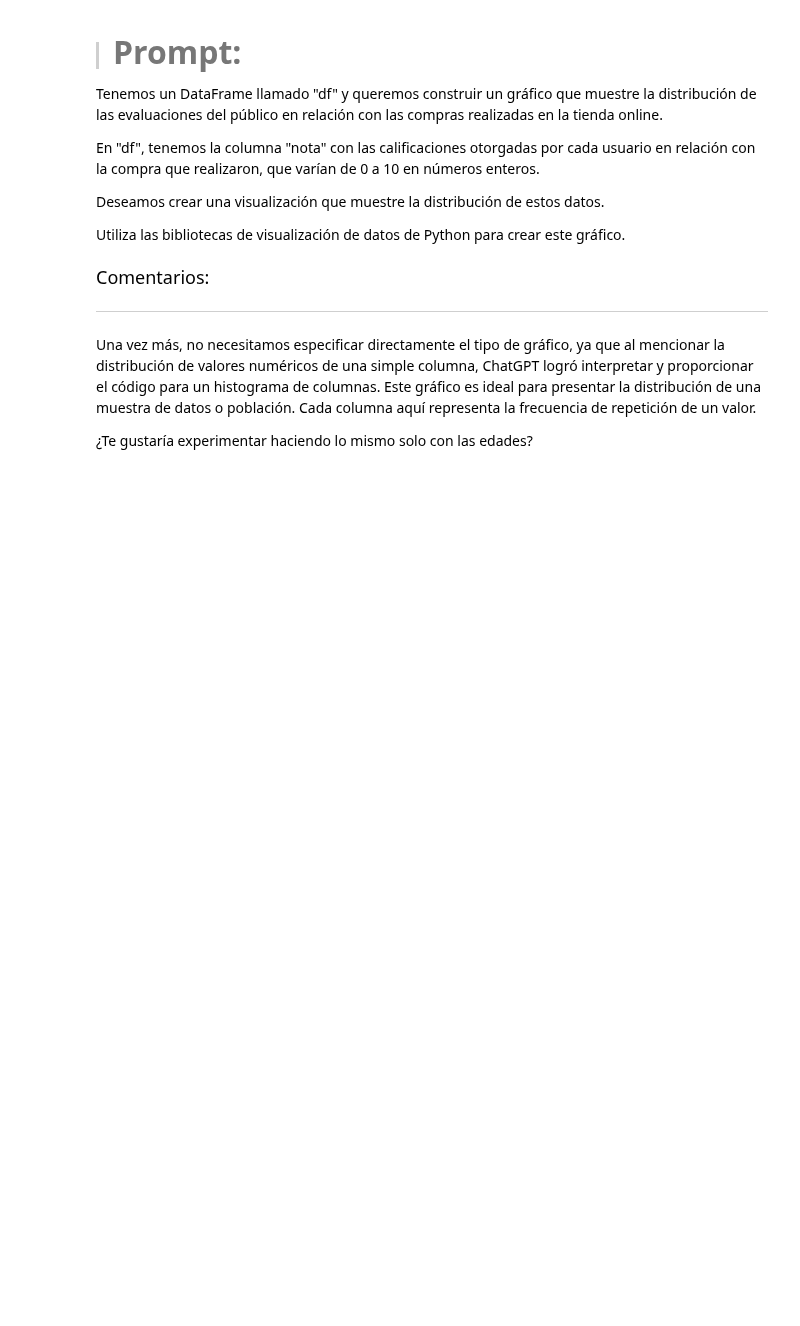
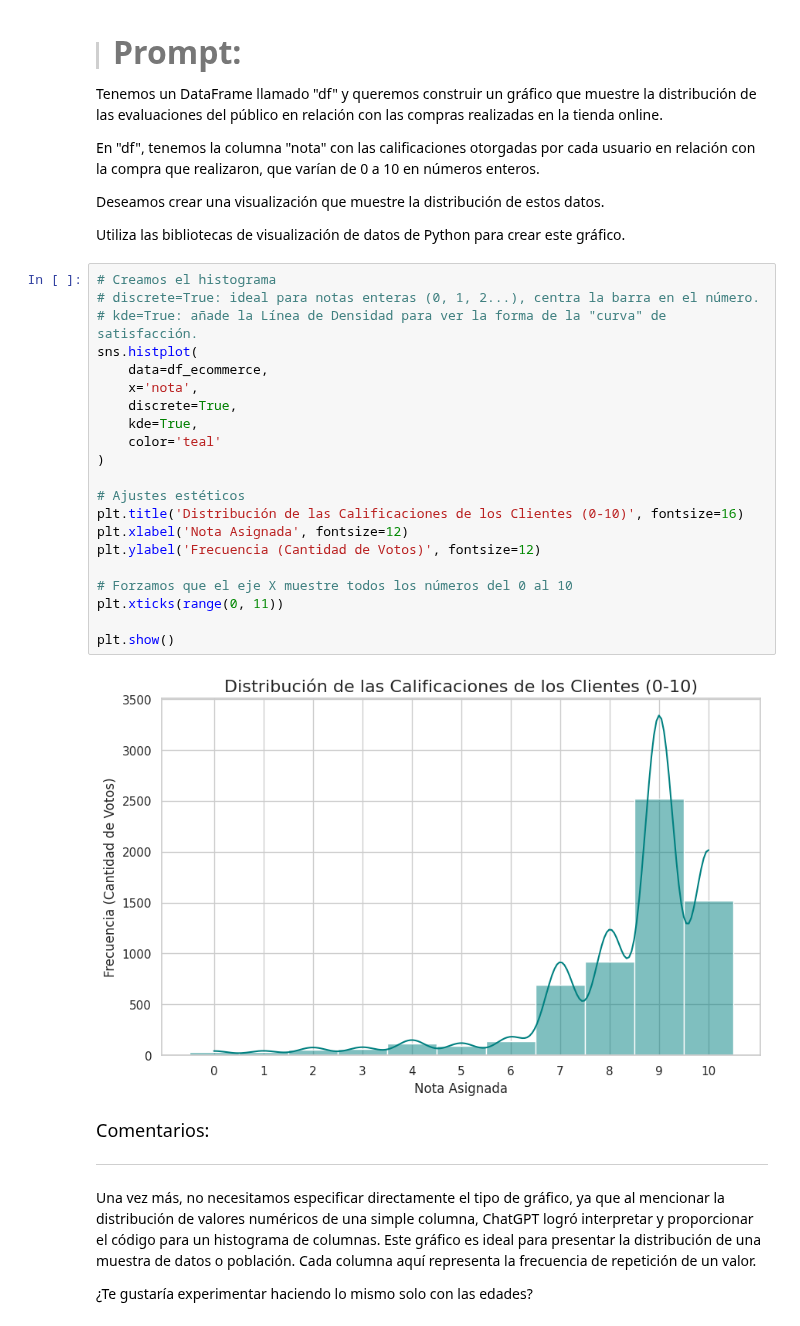
Before and after one commit to LordAguaKate/Practica_DATA_SCIENCE, a Jupyter notebook: IA_aplicada_a_ciencia_de_datos.ipynb, the cells around one changed output. Drawn from its saved outputs; the diff is of its cells as text; blank space fills up the shorter version.

```diff
--- a/IA_aplicada_a_ciencia_de_datos.ipynb
+++ b/IA_aplicada_a_ciencia_de_datos.ipynb
@@ -761,6 +815,29 @@ En "df", tenemos la columna "nota" con las calificaciones otorgadas por cada usu
 Deseamos crear una visualización que muestre la distribución de estos datos.
 
 Utiliza las bibliotecas de visualización de datos de Python para crear este gráfico.
+# %%
+# Creamos el histograma
+# discrete=True: ideal para notas enteras (0, 1, 2...), centra la barra en el número.
+# kde=True: añade la Línea de Densidad para ver la forma de la "curva" de satisfacción.
+sns.histplot(
+    data=df_ecommerce,
+    x='nota',
+    discrete=True,
+    kde=True,
+    color='teal'
+)
+
+# Ajustes estéticos
+plt.title('Distribución de las Calificaciones de los Clientes (0-10)', fontsize=16)
+plt.xlabel('Nota Asignada', fontsize=12)
+plt.ylabel('Frecuencia (Cantidad de Votos)', fontsize=12)
+
+# Forzamos que el eje X muestre todos los números del 0 al 10
+plt.xticks(range(0, 11))
+
+plt.show()
+# %% [output]
+[figure, added]
 # %% [markdown]
 <font color="7b71ff" size=4> Comentarios: </font>
 
```
Also changed, not shown: parts of 6 cells of this notebook.
